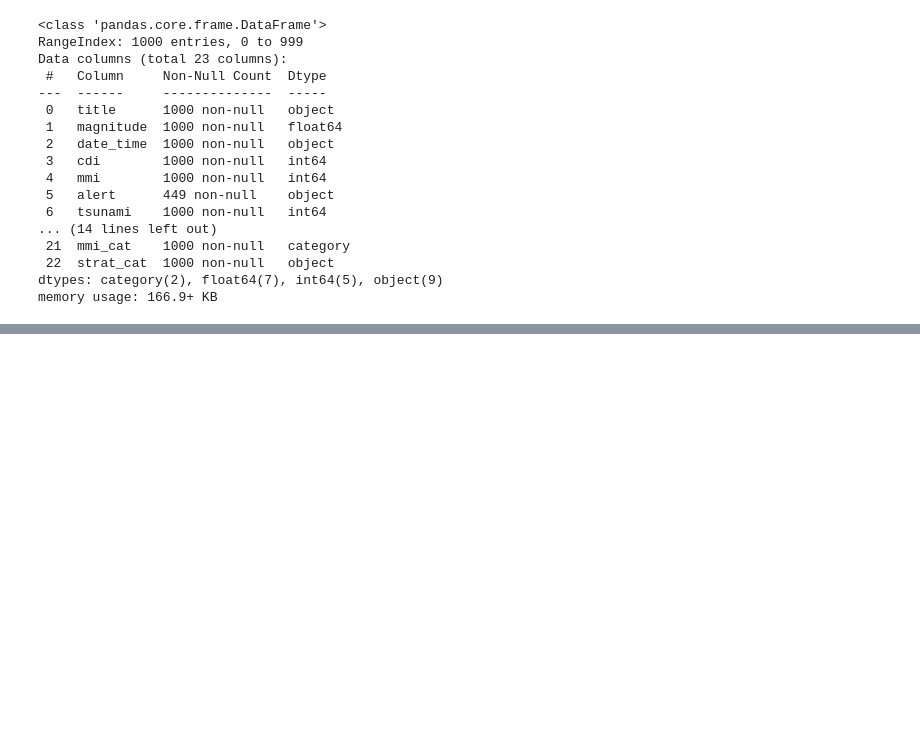
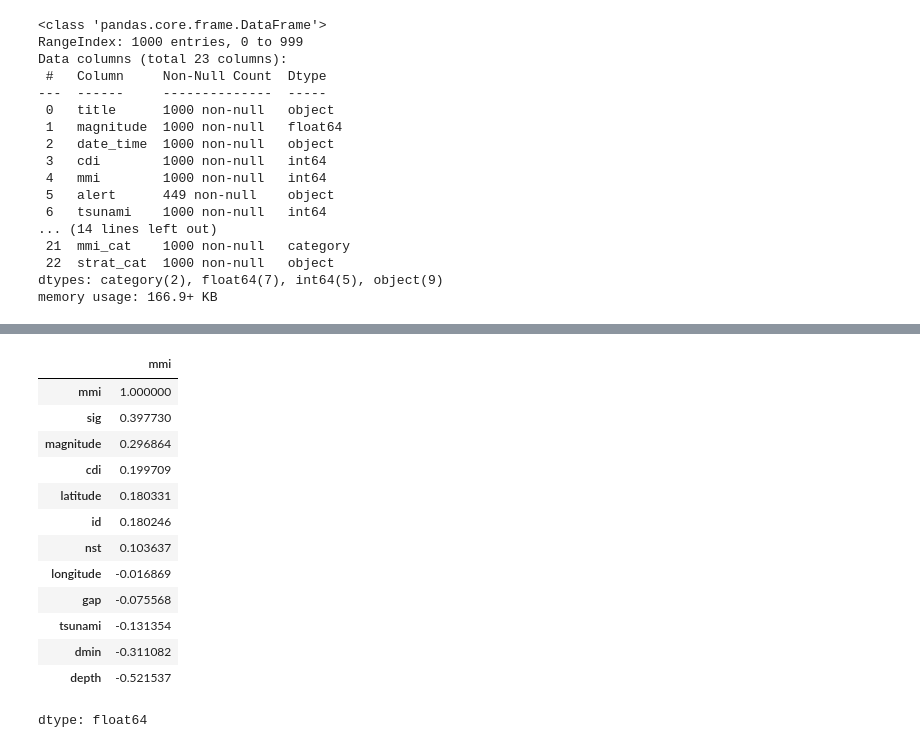
Before and after one commit to mt508/machine-learning-, a Jupyter notebook: Earthquack_predictions.ipynb, the cells around one changed output, grey strips where cells are left out. Cells and saved outputs as stored; diff of their text form; code cells hidden in the pictures; blank space fills up the shorter version.

```diff
--- a/Earthquack_predictions.ipynb
+++ b/Earthquack_predictions.ipynb
@@ -144,0 +167,19 @@ train_strat_set.head()
+# %%
+corr_matrix=train_strat_set.select_dtypes(include=["int","float"]).corr()
+# %%
+corr_matrix['mmi'].sort_values(ascending=False)
+# %% [output]
+|  | mmi |
+| mmi | 1.000000 |
+| sig | 0.397730 |
+| magnitude | 0.296864 |
+| cdi | 0.199709 |
+| latitude | 0.180331 |
+| id | 0.180246 |
+| nst | 0.103637 |
+| longitude | -0.016869 |
+| gap | -0.075568 |
+| tsunami | -0.131354 |
+| dmin | -0.311082 |
+| depth | -0.521537 |
+dtype: float64
```
Also changed, not shown: parts of 4 cells of this notebook.
